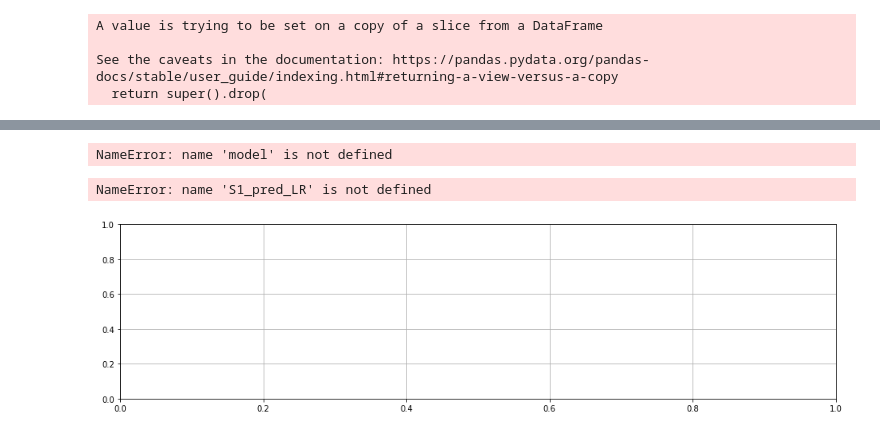
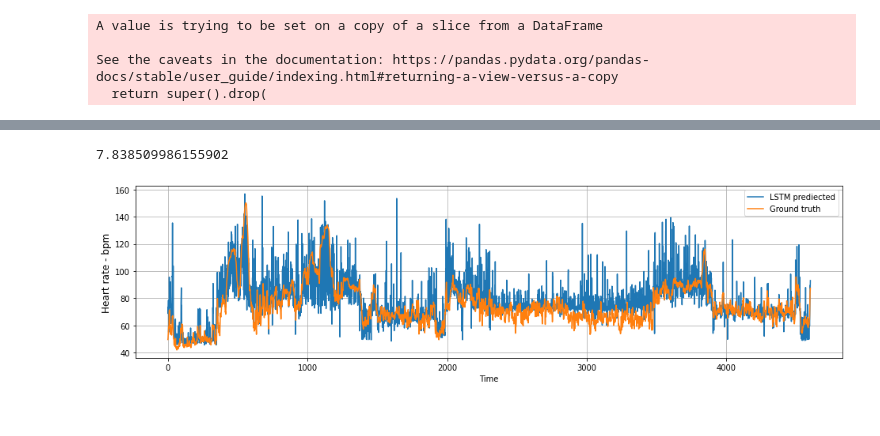
Before and after one commit to KangleSun/PPG, a Jupyter notebook: LSTM.ipynb, the cells around one changed output, grey strips where cells are left out. Cells and saved outputs as stored; diff of their text form; code cells hidden in the pictures.

```diff
--- a/LSTM.ipynb
+++ b/LSTM.ipynb
@@ -3,7 +3,7 @@ import numpy as np
 import pandas as pd
 import tensorflow as tf
 # %%
-data = pd.read_csv('./data/dataset_cal.csv')
+data = pd.read_csv('./data/dataset_sliced.csv')
 
 S1 = data.loc[data['Subject'] == 'S1']
 S1['Gender'].replace(' f', 0, inplace=True)
@@ -102,5 +102,5 @@ model.add(Dropout(0.5))
 model.add(Dense(1))
 model.compile(loss='mae', optimizer='adam')
 # %%
-model.fit(X_train, y_train, epochs=1000, batch_size=128, verbose=1)
+model.fit(X_train, y_train, epochs=3000, batch_size=128, verbose=1)
 # %% [output]
@@ -147,17 +127,16 @@ from sklearn.metrics import mean_absolute_error
 S1_pred_LR = model.predict(S1_X)
 mean_absolute_error(S1_pred_LR, S1_y)
 # %% [output]
-NameError: name 'model' is not defined
+7.838509986155902
 # %%
 import matplotlib.pyplot as plt
 plt.figure(figsize=(16,4))
 plt.grid(True)
-plt.plot( S1_pred_LR, label = 'prediected forest')
+plt.plot( S1_pred_LR, label = 'LSTM prediected')
 plt.plot( S1_y, label = 'Ground truth')
 plt.legend()
 plt.ylabel('Heart rate - bpm', fontsize=12)
 plt.xlabel('Time')
 plt.show()
 # %% [output]
-NameError: name 'S1_pred_LR' is not defined
-[figure, old version]
+[figure, new version]
```
Also changed, not shown: parts of 5 cells of this notebook, 7 other files.
